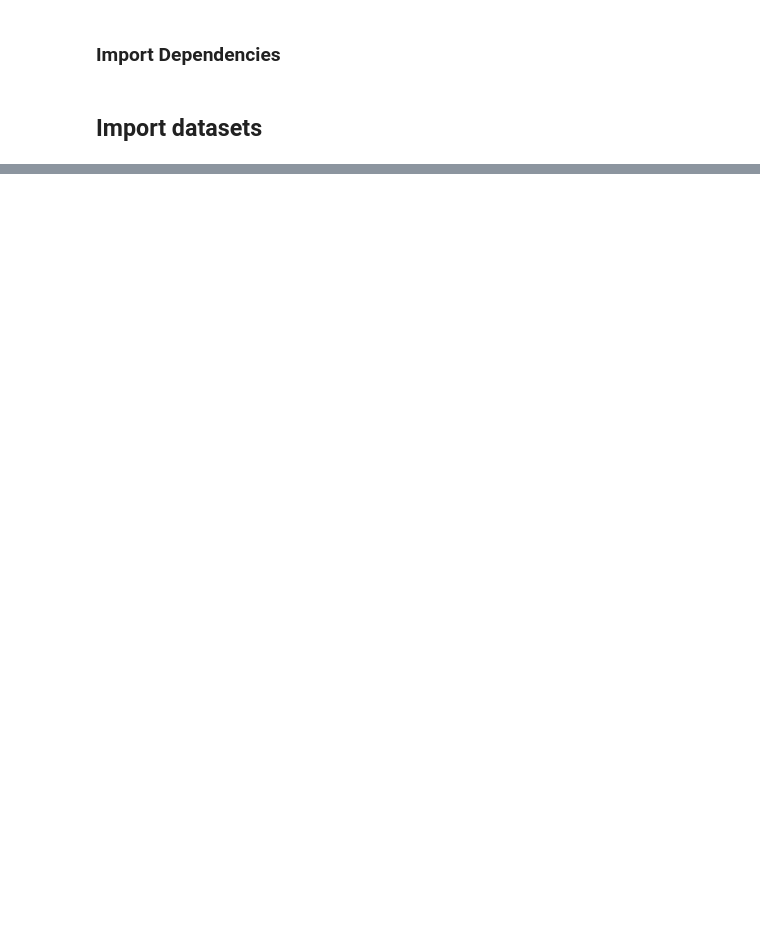
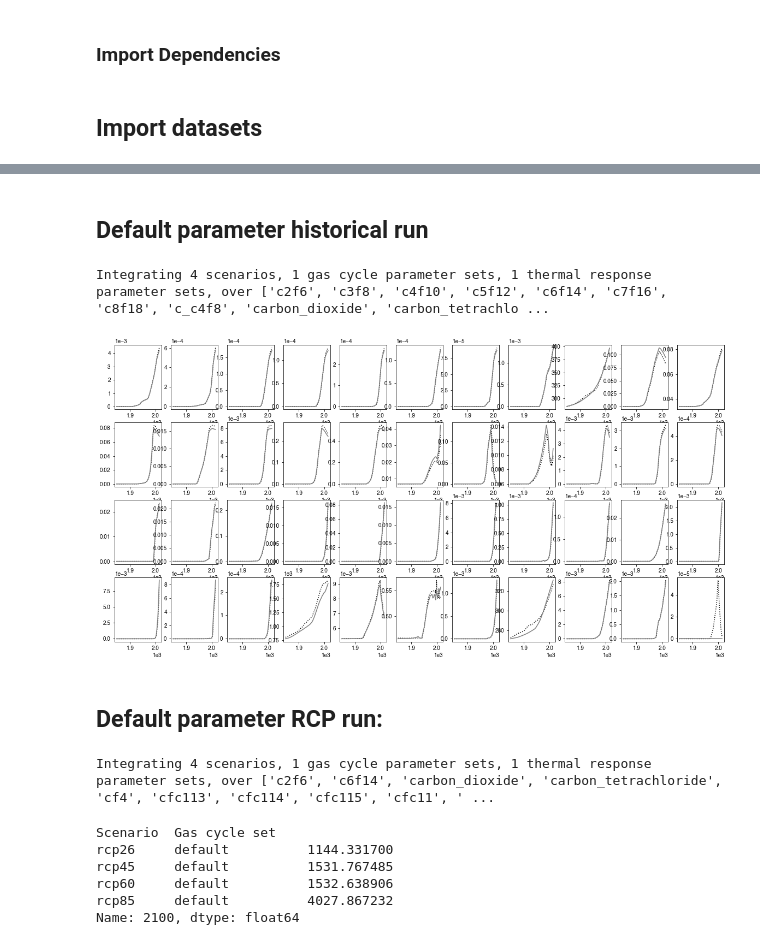
Before and after one commit to njleach/GIR, a Jupyter notebook: GIR/notebooks/SSP_NROY_ensemble.ipynb, the cells around one changed output, grey strips where cells are left out. Saved outputs shown, nothing was run; the diff lists cells and outputs as text; code cells hidden in the pictures; blank space fills up the shorter version.

```diff
--- a/GIR/notebooks/SSP_NROY_ensemble.ipynb
+++ b/GIR/notebooks/SSP_NROY_ensemble.ipynb
@@ -247,0 +248,36 @@ Text(0.5, 1.05, 'Constrained FaIR ensemble')
+# %% [markdown]
+## Default parameter historical run
+# %%
+## import concentrations:
+CMIP6_conc_ftp = ftplib.FTP('data.iac.ethz.ch','anonymous')
+CMIP6_conc_ftp.cwd('CMIP6/input4MIPs/UoM/GHGConc/CMIP/yr/atmos/UoM-CMIP-1-1-0/GHGConc/gr3-GMNHSH/v20160701')
+CMIP6_ftp_list = [x for x in CMIP6_conc_ftp.nlst() if x[-3:]=='csv']
+WMGHG_concs = pd.DataFrame(dict(zip(['_'.join(x.split('_')[3:-8]) for x in CMIP6_ftp_list],[pd.read_csv('ftp://data.iac.ethz.ch/CMIP6/input4MIPs/UoM/GHGConc/CMIP/yr/atmos/UoM-CMIP-1-1-0/GHGConc/gr3-GMNHSH/v20160701/'+x,usecols=[0,1],index_col=0).iloc[:,0] for x in CMIP6_ftp_list])))
+WMGHG_concs = WMGHG_concs[[x for x in WMGHG_concs.columns if x[-2:]!='eq']] # remove "equivalent" concentrations
+
+WMGHG_concs['halon1202'] = 0
+WMGHG_concs.loc[1765:2014,'halon1202'] = pd.read_csv('http://www.pik-potsdam.de/~mmalte/rcps/data/RCP45_MIDYEAR_CONCENTRATIONS.DAT',skiprows=38,delim_whitespace=True,index_col=0)['HALON1202'].loc[1765:2014].values
+
+NOAA_mole_fractions_2020 = pd.read_csv('https://www.esrl.noaa.gov/gmd/aggi/NOAA_MoleFractions_2020.csv',skiprows=2,index_col=0,skipfooter=5).iloc[1:].replace('nd',np.nan).apply(pd.to_numeric)
+
+scale_factor = (WMGHG_concs.loc[2014,'carbon_dioxide'] / NOAA_mole_fractions_2020.loc[2014:2015,'CO2']).values
+
+CO2_concs = pd.Series(np.append(WMGHG_concs.loc[1750:,'carbon_dioxide'].values.flatten(),NOAA_mole_fractions_2020.loc[2015:,'CO2']*scale_factor),index=np.arange(1750,2020),name='CO2')
+# %%
+default_thermal = pd.DataFrame([[239,4.1],[0.33,0.41]],index=['d','q'],columns=pd.MultiIndex.from_product([['default'],[1,2]]))
+default_ssp_run = run_GIR(emissions_in=ssp_emms,forcing_in=ssp_forc,gas_parameters=pd.concat([default_params],axis=1,keys=['default']),thermal_parameters=default_thermal)
+# %% [output]
+Integrating 4 scenarios, 1 gas cycle parameter sets, 1 thermal response parameter sets, over ['c2f6', 'c3f8', 'c4f10', 'c5f12', 'c6f14', 'c7f16', 'c8f18', 'c_c4f8', 'carbon_dioxide', 'carbon_tetrachlo ...
+# %%
+fig,ax = plt.subplots(4,11,figsize=(20,10))
+
+for i,gas in enumerate(WMGHG_concs.columns):
+    if gas in ['nitrous_oxide','carbon_dioxide','methane']:
+        ax.flatten()[i].plot(WMGHG_concs.loc[1850:,gas],':',c='k')
+    else:
+        ax.flatten()[i].plot(WMGHG_concs.loc[1850:,gas]/1000,':',c='k')
+    ax.flatten()[i].plot(default_ssp_run['C'].loc[1850:2014,('esm-ssp245-allGHG','default',gas)],color='grey')
+# %% [output]
+[figure, added]
+# %% [markdown]
+## Default parameter RCP run:
@@ -247,0 +302,13 @@ Text(0.5, 1.05, 'Constrained FaIR ensemble')
+# %%
+rcp_run1 = run_GIR(emissions_in=rcp_emms,forcing_in=rcp_forc,gas_parameters=pd.concat([default_params.reindex([x for x in default_params.columns if x.split('|')[0] in rcp_emms.columns.levels[-1]],axis=1)],axis=1,keys=['default']),thermal_parameters=default_thermal)
+# %% [output]
+Integrating 4 scenarios, 1 gas cycle parameter sets, 1 thermal response parameter sets, over ['c2f6', 'c6f14', 'carbon_dioxide', 'carbon_tetrachloride', 'cf4', 'cfc113', 'cfc114', 'cfc115', 'cfc11', ' ...
+# %%
+rcp_run1['C'].xs('methane',axis=1,level=-1).loc[2100]
+# %% [output]
+Scenario  Gas cycle set
+rcp26     default          1144.331700
+rcp45     default          1531.767485
+rcp60     default          1532.638906
+rcp85     default          4027.867232
+Name: 2100, dtype: float64
```
Also changed, not shown: parts of 5 cells of this notebook, 8 other files.
